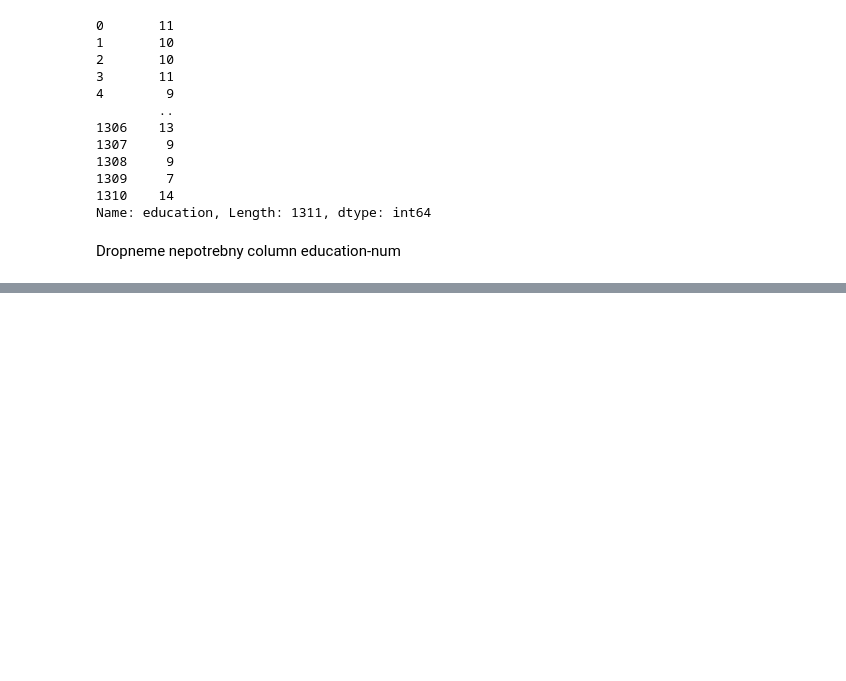
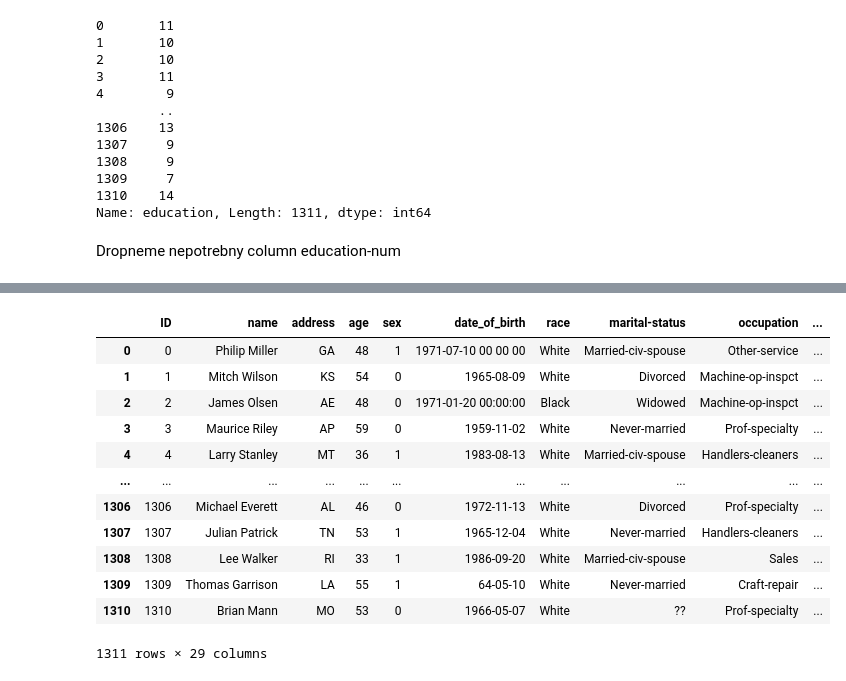
Before and after one commit to Marian-N/IAU, a Jupyter notebook: Predspracovanie.ipynb, the cells around one changed output, grey strips where cells are left out. Drawn from its saved outputs; the diff is of its cells as text; code cells hidden in the pictures; blank space fills up the shorter version.

```diff
--- a/Predspracovanie.ipynb
+++ b/Predspracovanie.ipynb
@@ -293,0 +308,23 @@ ValueError: Need to specify at least one of 'labels', 'index' or 'columns'
+# %%
+def find_state(address):
+    #i = re.search('\x5cn', address).start()
+    #return address[i:].split(',')[1][1:3]
+    return address[-8:][:2]
+# %%
+df['address'] = df['address'].apply(find_state)
+# %%
+df
+# %% [output]
+|  | ID | name | address | age | sex | date_of_birth | race | marital-status | occupation | ... |
+| 0 | 0 | Philip Miller | GA | 48 | 1 | 1971-07-10 00 00 00 | White | Married-civ-spouse | Other-service | ... |
+| 1 | 1 | Mitch Wilson | KS | 54 | 0 | 1965-08-09 | White | Divorced | Machine-op-inspct | ... |
+| 2 | 2 | James Olsen | AE | 48 | 0 | 1971-01-20 00:00:00 | Black | Widowed | Machine-op-inspct | ... |
+| 3 | 3 | Maurice Riley | AP | 59 | 0 | 1959-11-02 | White | Never-married | Prof-specialty | ... |
+| 4 | 4 | Larry Stanley | MT | 36 | 1 | 1983-08-13 | White | Married-civ-spouse | Handlers-cleaners | ... |
+| ... | ... | ... | ... | ... | ... | ... | ... | ... | ... | ... |
+| 1306 | 1306 | Michael Everett | AL | 46 | 0 | 1972-11-13 | White | Divorced | Prof-specialty | ... |
+| 1307 | 1307 | Julian Patrick | TN | 53 | 1 | 1965-12-04 | White | Never-married | Handlers-cleaners | ... |
+| 1308 | 1308 | Lee Walker | RI | 33 | 1 | 1986-09-20 | White | Married-civ-spouse | Sales | ... |
+| 1309 | 1309 | Thomas Garrison | LA | 55 | 1 | 64-05-10 | White | Never-married | Craft-repair | ... |
+| 1310 | 1310 | Brian Mann | MO | 53 | 0 | 1966-05-07 | White | ?? | Prof-specialty | ... |
+1311 rows × 29 columns
```
Also changed, not shown: parts of 3 cells of this notebook.
